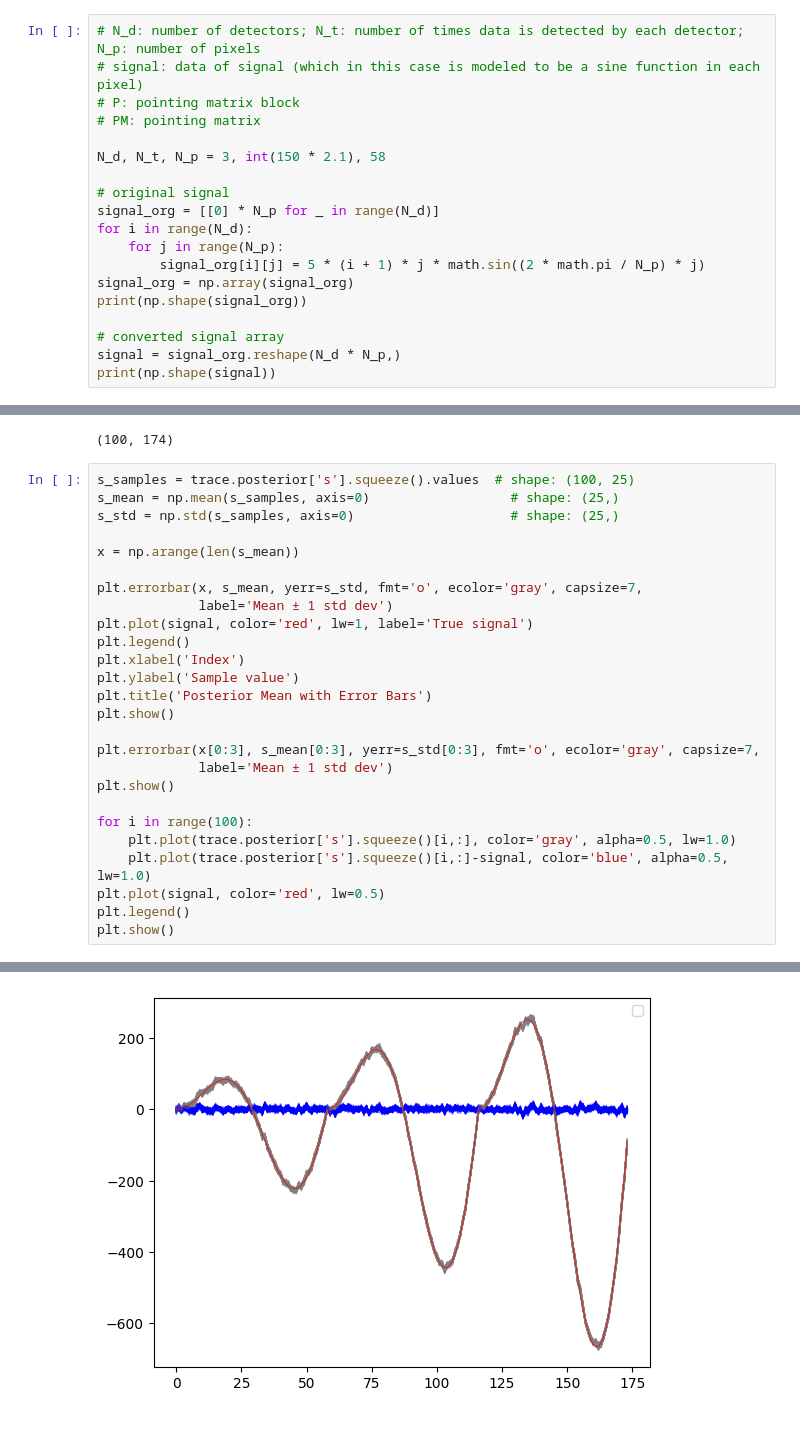
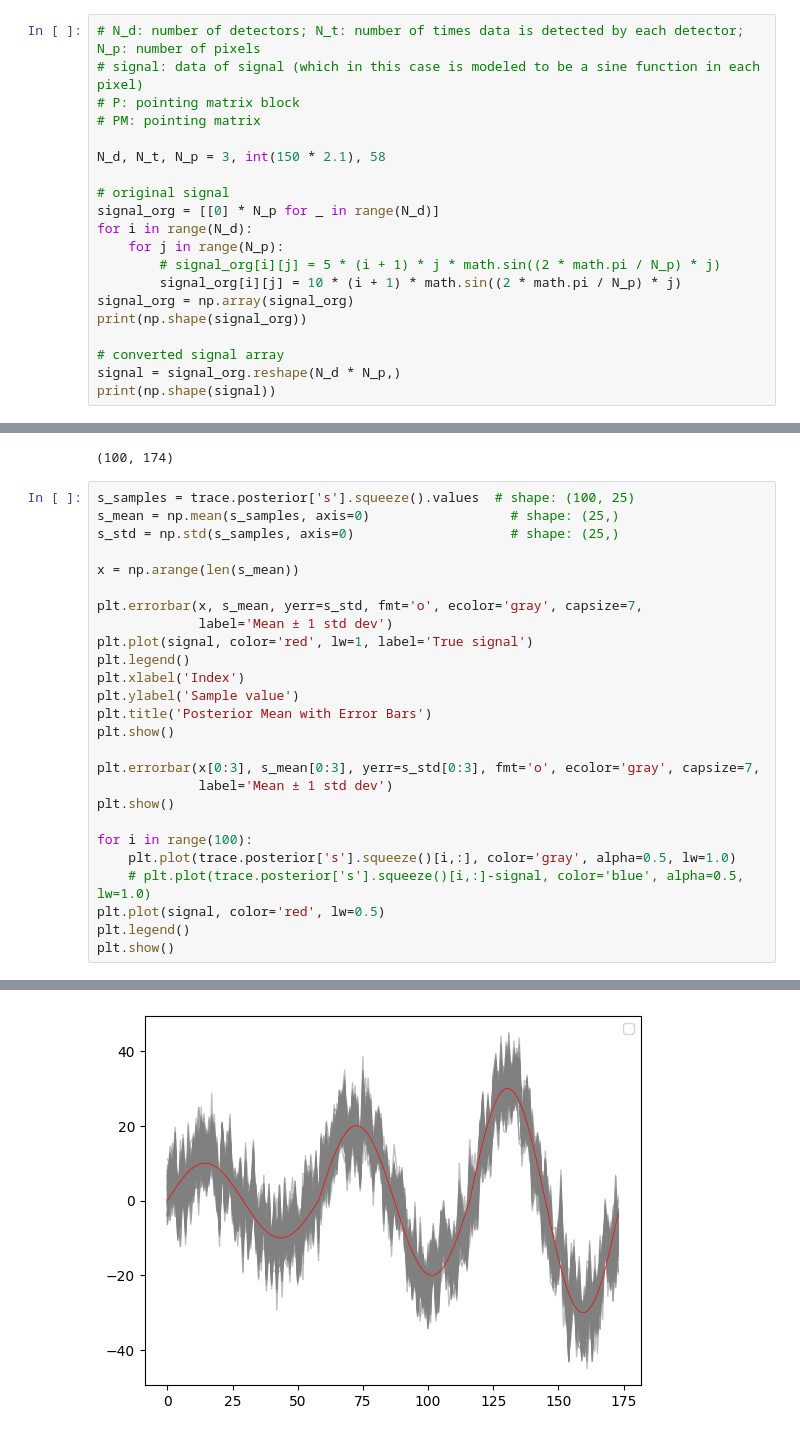
Before and after one commit to Rachel-0420/Toy-Model-for-Field-Level, a Jupyter notebook: SPT-3G_simulation.ipynb, the cells around one changed output, grey strips where cells are left out. Saved outputs shown, nothing was run; the diff lists cells and outputs as text.

Commit message:
altered the ratio between signal and noise

```diff
--- a/SPT-3G_simulation.ipynb
+++ b/SPT-3G_simulation.ipynb
@@ -31,7 +31,8 @@ N_d, N_t, N_p = 3, int(150 * 2.1), 58
 signal_org = [[0] * N_p for _ in range(N_d)]
 for i in range(N_d):
     for j in range(N_p):
-        signal_org[i][j] = 5 * (i + 1) * j * math.sin((2 * math.pi / N_p) * j)
+        # signal_org[i][j] = 5 * (i + 1) * j * math.sin((2 * math.pi / N_p) * j)
+        signal_org[i][j] = 10 * (i + 1) * math.sin((2 * math.pi / N_p) * j)
 signal_org = np.array(signal_org)
 print(np.shape(signal_org))
 
@@ -215,7 +216,7 @@ plt.show()
 
 for i in range(100):
     plt.plot(trace.posterior['s'].squeeze()[i,:], color='gray', alpha=0.5, lw=1.0)
-    plt.plot(trace.posterior['s'].squeeze()[i,:]-signal, color='blue', alpha=0.5, lw=1.0)
+    # plt.plot(trace.posterior['s'].squeeze()[i,:]-signal, color='blue', alpha=0.5, lw=1.0)
 plt.plot(signal, color='red', lw=0.5)
 plt.legend()
 plt.show()
@@ -225,4 +226,4 @@ plt.show()
-[figure, old version]
+[figure, new version]
 # %%
 plt.plot(s_mean - signal, color='blue', lw=2.0)
 plt.axhline(0, color='black', linestyle='--')
```
Also changed, not shown: parts of 5 cells of this notebook.
